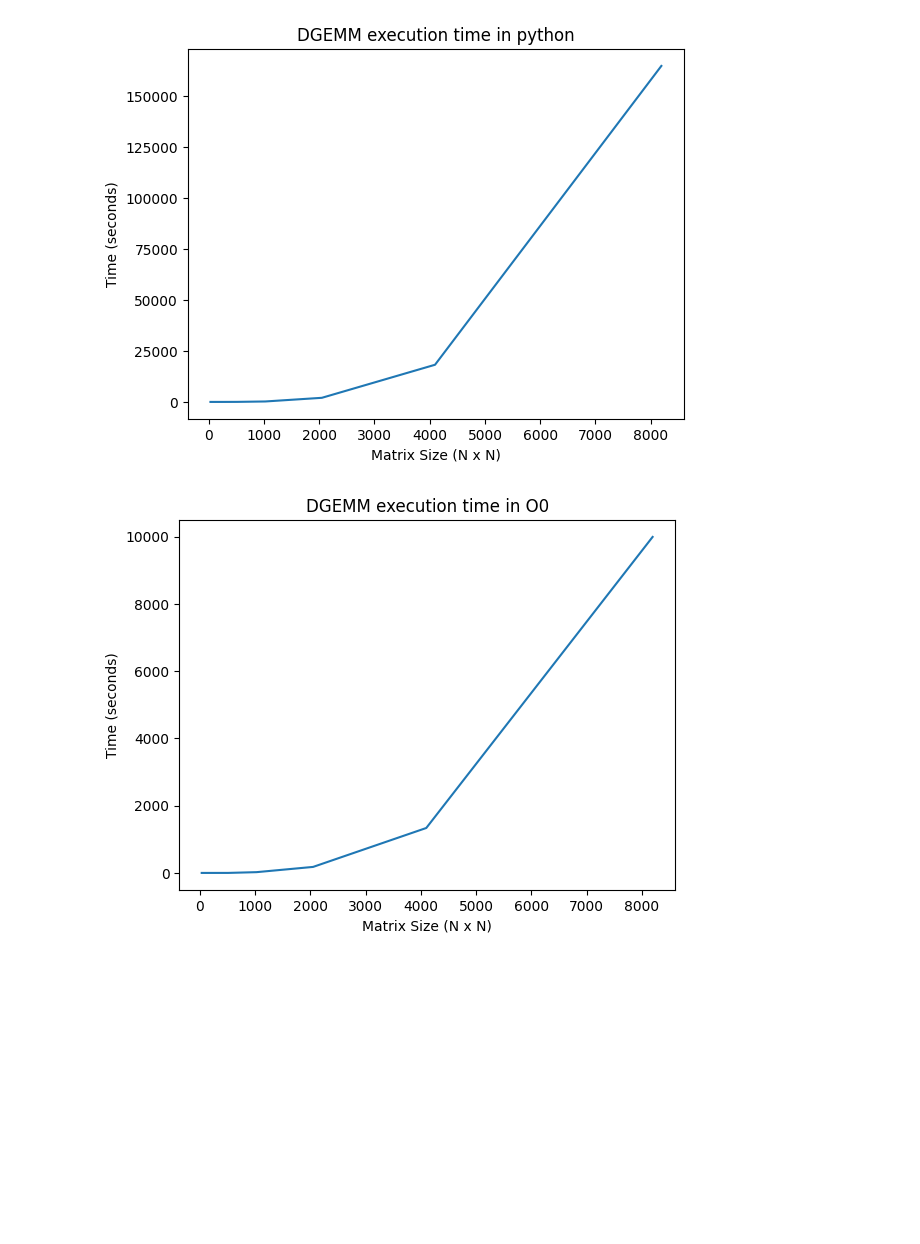
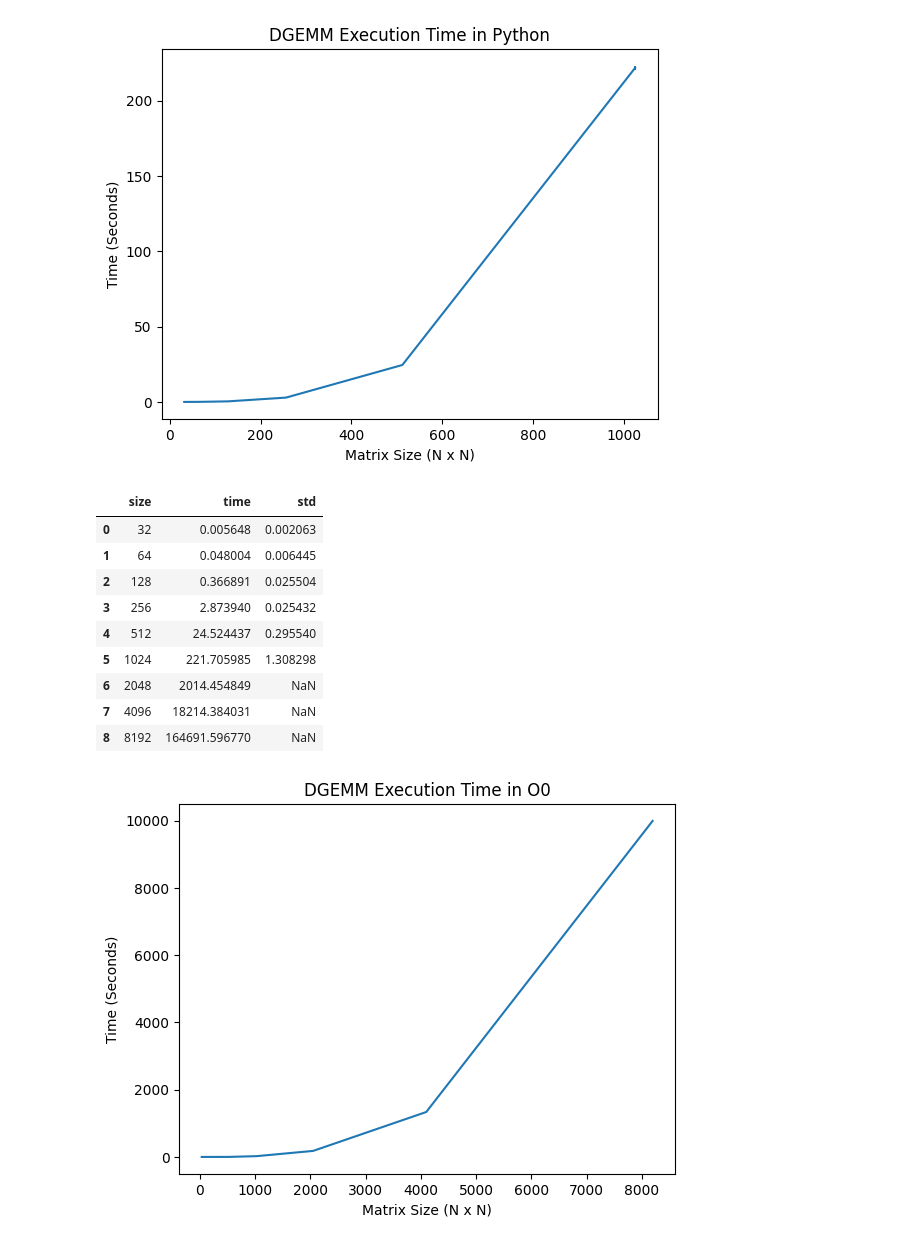
Before and after one commit to lucas-inocencio/computer-architecture, a Jupyter notebook: src/dgemm_analysis.ipynb, the cells around one changed output. Saved outputs shown, nothing was run; the diff lists cells and outputs as text; code cells hidden in the pictures; blank space fills up the shorter version.

```diff
--- a/src/dgemm_analysis.ipynb
+++ b/src/dgemm_analysis.ipynb
@@ -96,7 +83,26 @@ def plot_speedup(label_n, label_1):
+# %%
+# plot unique_df[python][:6]
+
+plt.title('DGEMM Execution Time in Python')
+plt.xlabel('Matrix Size (N x N)')
+plt.ylabel('Time (Seconds)')
+plt.errorbar(unique_df['python']['size'][:6], unique_df['python']['time'][:6], yerr=unique_df['python']['std'][:6], label='python')
+plt.show()
+# %% [output]
+[figure, added]
 # %%
-plot_df('python')
+unique_df['python']
 # %% [output]
-[figure, removed]
+|  | size | time | std |
+| 0 | 32 | 0.005648 | 0.002063 |
+| 1 | 64 | 0.048004 | 0.006445 |
+| 2 | 128 | 0.366891 | 0.025504 |
+| 3 | 256 | 2.873940 | 0.025432 |
+| 4 | 512 | 24.524437 | 0.295540 |
+| 5 | 1024 | 221.705985 | 1.308298 |
+| 6 | 2048 | 2014.454849 | NaN |
+| 7 | 4096 | 18214.384031 | NaN |
+| 8 | 8192 | 164691.596770 | NaN |
 # %%
 plot_df('O0')
 # %% [output]
```
Also changed, not shown: parts of 33 cells of this notebook, 17 other files.
